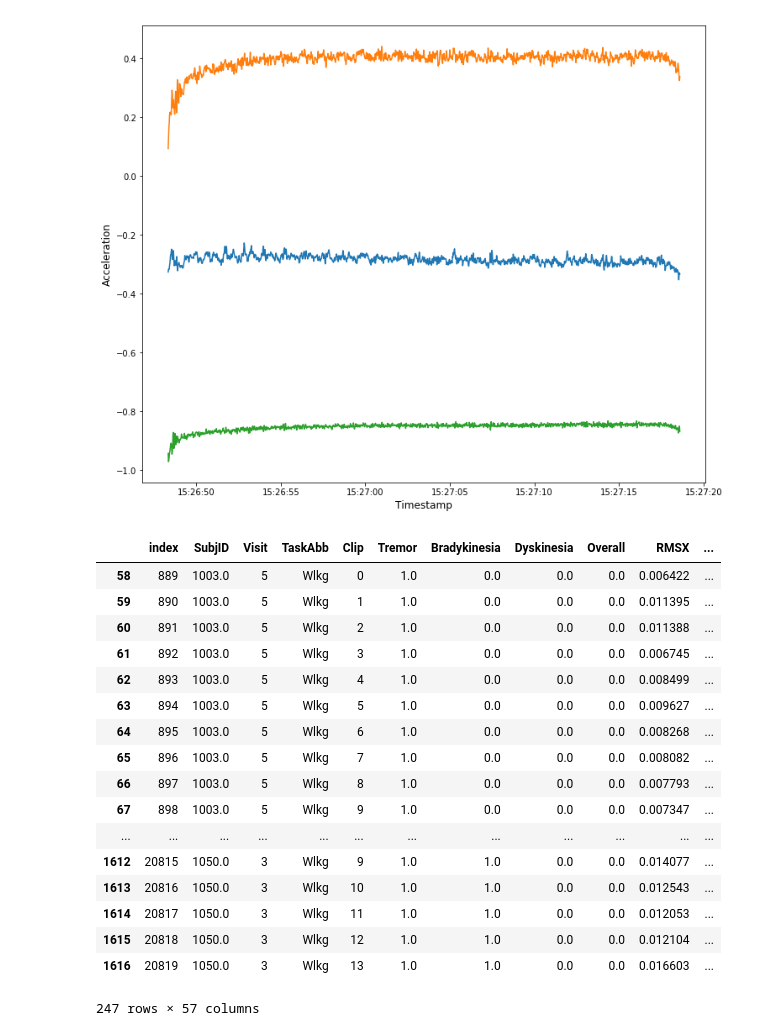
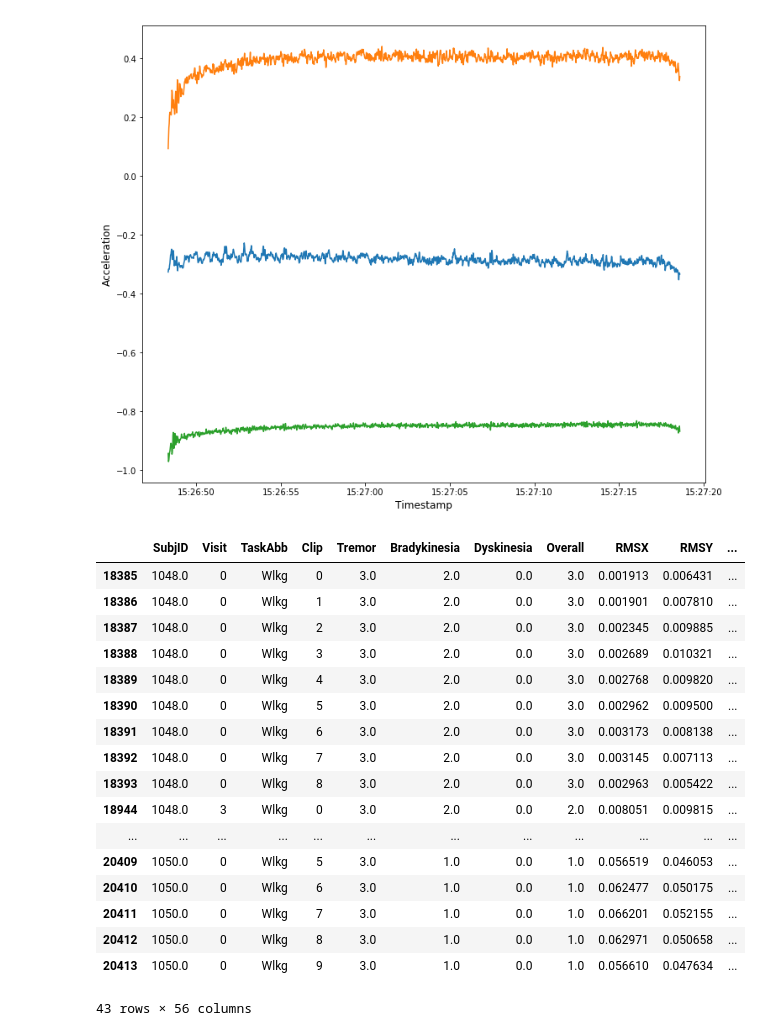
Before and after one commit to nshawen/CIS_PD, a Jupyter notebook: WatchDataRFModel.ipynb, the cells around one changed output. Saved outputs shown, nothing was run; the diff lists cells and outputs as text; code cells hidden in the pictures.

```diff
--- a/WatchDataRFModel.ipynb
+++ b/WatchDataRFModel.ipynb
@@ -380,24 +380,24 @@ print(task)
 # %% [output]
 1009_1_FtnL
 [figure]
-# %%
-FNDataFeatures
-# %% [output]
-|  | index | SubjID | Visit | TaskAbb | Clip | Tremor | Bradykinesia | Dyskinesia | Overall | RMSX | ... |
-| 58 | 889 | 1003.0 | 5 | Wlkg | 0 | 1.0 | 0.0 | 0.0 | 0.0 | 0.006422 | ... |
-| 59 | 890 | 1003.0 | 5 | Wlkg | 1 | 1.0 | 0.0 | 0.0 | 0.0 | 0.011395 | ... |
-| 60 | 891 | 1003.0 | 5 | Wlkg | 2 | 1.0 | 0.0 | 0.0 | 0.0 | 0.011388 | ... |
-| 61 | 892 | 1003.0 | 5 | Wlkg | 3 | 1.0 | 0.0 | 0.0 | 0.0 | 0.006745 | ... |
-| 62 | 893 | 1003.0 | 5 | Wlkg | 4 | 1.0 | 0.0 | 0.0 | 0.0 | 0.008499 | ... |
-| 63 | 894 | 1003.0 | 5 | Wlkg | 5 | 1.0 | 0.0 | 0.0 | 0.0 | 0.009627 | ... |
-| 64 | 895 | 1003.0 | 5 | Wlkg | 6 | 1.0 | 0.0 | 0.0 | 0.0 | 0.008268 | ... |
-| 65 | 896 | 1003.0 | 5 | Wlkg | 7 | 1.0 | 0.0 | 0.0 | 0.0 | 0.008082 | ... |
-| 66 | 897 | 1003.0 | 5 | Wlkg | 8 | 1.0 | 0.0 | 0.0 | 0.0 | 0.007793 | ... |
-| 67 | 898 | 1003.0 | 5 | Wlkg | 9 | 1.0 | 0.0 | 0.0 | 0.0 | 0.007347 | ... |
-| ... | ... | ... | ... | ... | ... | ... | ... | ... | ... | ... | ... |
-| 1612 | 20815 | 1050.0 | 3 | Wlkg | 9 | 1.0 | 1.0 | 0.0 | 0.0 | 0.014077 | ... |
-| 1613 | 20816 | 1050.0 | 3 | Wlkg | 10 | 1.0 | 1.0 | 0.0 | 0.0 | 0.012543 | ... |
-| 1614 | 20817 | 1050.0 | 3 | Wlkg | 11 | 1.0 | 1.0 | 0.0 | 0.0 | 0.012053 | ... |
-| 1615 | 20818 | 1050.0 | 3 | Wlkg | 12 | 1.0 | 1.0 | 0.0 | 0.0 | 0.012104 | ... |
-| 1616 | 20819 | 1050.0 | 3 | Wlkg | 13 | 1.0 | 1.0 | 0.0 | 0.0 | 0.016603 | ... |
-247 rows × 57 columns
+# %%
+DataFeatures[(DataFeatures.TaskAbb == 'Wlkg') & (DataFeatures.Tremor > 2)]
+# %% [output]
+|  | SubjID | Visit | TaskAbb | Clip | Tremor | Bradykinesia | Dyskinesia | Overall | RMSX | RMSY | ... |
+| 18385 | 1048.0 | 0 | Wlkg | 0 | 3.0 | 2.0 | 0.0 | 3.0 | 0.001913 | 0.006431 | ... |
+| 18386 | 1048.0 | 0 | Wlkg | 1 | 3.0 | 2.0 | 0.0 | 3.0 | 0.001901 | 0.007810 | ... |
+| 18387 | 1048.0 | 0 | Wlkg | 2 | 3.0 | 2.0 | 0.0 | 3.0 | 0.002345 | 0.009885 | ... |
+| 18388 | 1048.0 | 0 | Wlkg | 3 | 3.0 | 2.0 | 0.0 | 3.0 | 0.002689 | 0.010321 | ... |
+| 18389 | 1048.0 | 0 | Wlkg | 4 | 3.0 | 2.0 | 0.0 | 3.0 | 0.002768 | 0.009820 | ... |
+| 18390 | 1048.0 | 0 | Wlkg | 5 | 3.0 | 2.0 | 0.0 | 3.0 | 0.002962 | 0.009500 | ... |
+| 18391 | 1048.0 | 0 | Wlkg | 6 | 3.0 | 2.0 | 0.0 | 3.0 | 0.003173 | 0.008138 | ... |
+| 18392 | 1048.0 | 0 | Wlkg | 7 | 3.0 | 2.0 | 0.0 | 3.0 | 0.003145 | 0.007113 | ... |
+| 18393 | 1048.0 | 0 | Wlkg | 8 | 3.0 | 2.0 | 0.0 | 3.0 | 0.002963 | 0.005422 | ... |
+| 18944 | 1048.0 | 3 | Wlkg | 0 | 3.0 | 2.0 | 0.0 | 2.0 | 0.008051 | 0.009815 | ... |
+| ... | ... | ... | ... | ... | ... | ... | ... | ... | ... | ... | ... |
+| 20409 | 1050.0 | 0 | Wlkg | 5 | 3.0 | 1.0 | 0.0 | 1.0 | 0.056519 | 0.046053 | ... |
+| 20410 | 1050.0 | 0 | Wlkg | 6 | 3.0 | 1.0 | 0.0 | 1.0 | 0.062477 | 0.050175 | ... |
+| 20411 | 1050.0 | 0 | Wlkg | 7 | 3.0 | 1.0 | 0.0 | 1.0 | 0.066201 | 0.052155 | ... |
+| 20412 | 1050.0 | 0 | Wlkg | 8 | 3.0 | 1.0 | 0.0 | 1.0 | 0.062971 | 0.050658 | ... |
+| 20413 | 1050.0 | 0 | Wlkg | 9 | 3.0 | 1.0 | 0.0 | 1.0 | 0.056610 | 0.047634 | ... |
+43 rows × 56 columns
```
Also changed, not shown: parts of 1 cell of this notebook.
